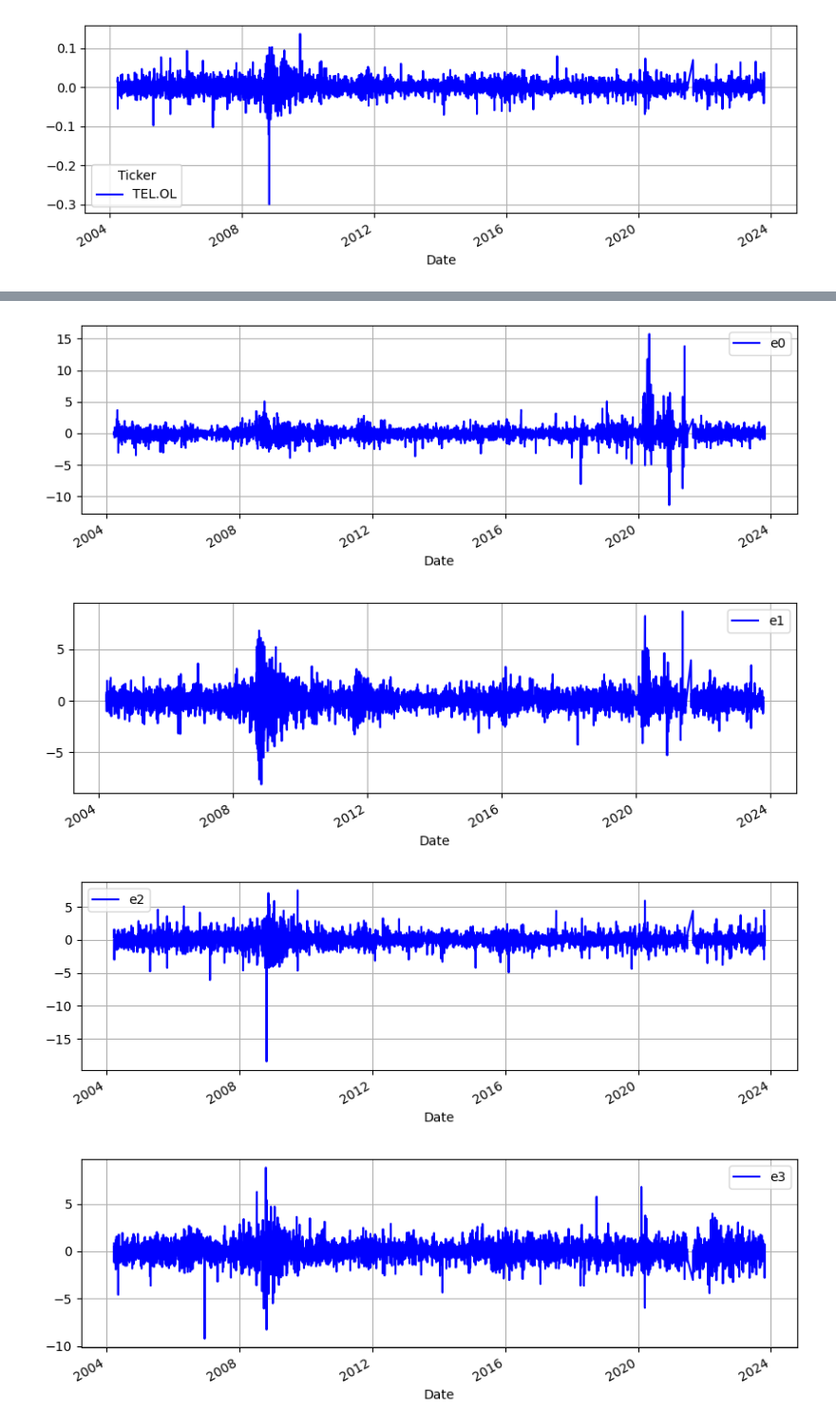
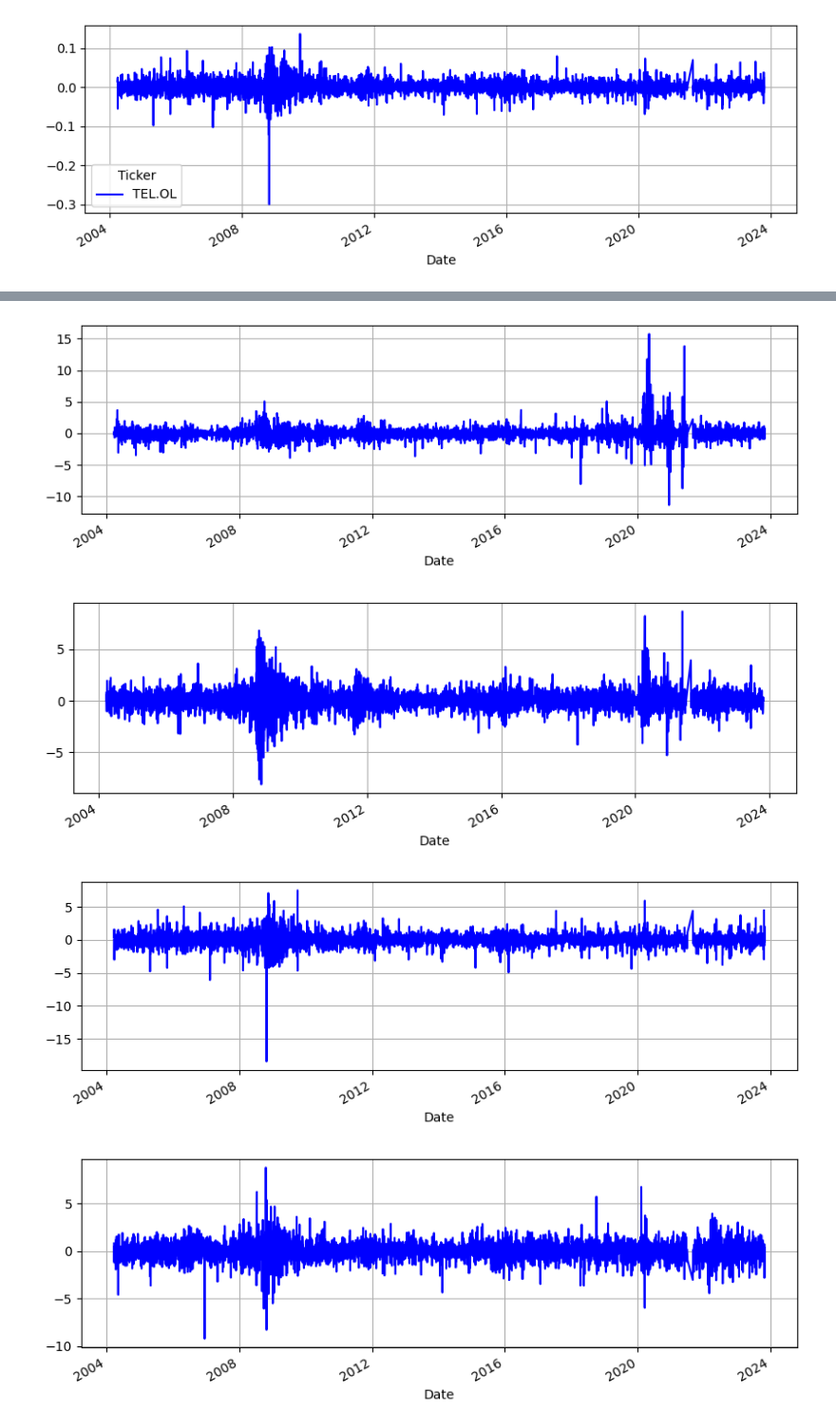
Before and after one commit to magnushelliesen/monte-carlo-simulator, a Jupyter notebook: monte-carlo-simulator.ipynb, the cells around one changed output, grey strips where cells are left out. Shown: that part at 95% size. Drawn from its saved outputs; the diff is of its cells as text; code cells hidden in the pictures.

```diff
--- a/monte-carlo-simulator.ipynb
+++ b/monte-carlo-simulator.ipynb
@@ -55,9 +99,9 @@ def fetch_data(tickers: tuple):
         .pivot(index='Date', columns='Ticker', values='Close')
     )
 
-tickers = ('NHY.OL', 'DNB.OL', 'YAR.OL', 'NAS.OL', 'TEL.OL')
-df = fetch_data(tickers).dropna()
-df
+tickers = ('NHY.OL', 'DNB.OL', 'YAR.OL', 'NAS.OL', 'TEL.OL', 'FRO.OL')
+df_orthongonal_disturbances = fetch_data(tickers).dropna()
+df_orthongonal_disturbances
 # %% [output]
 | Ticker | DNB.OL | NAS.OL | NHY.OL | TEL.OL | YAR.OL |
 | Date |  |  |  |  |  |
@@ -84,7 +128,7 @@ for ticker in tickers:
 [figure]
 # %%
 # Calculating log-differences and removing first value
-df_diff = np.log(df).diff().iloc[1:, :]
+df_diff = np.log(df_orthongonal_disturbances).diff().iloc[1:, :]
 df_diff
 # %% [output]
 | Ticker | DNB.OL | NAS.OL | NHY.OL | TEL.OL | YAR.OL |
@@ -156,7 +167,7 @@ for ticker in tickers:
 # %%
 model = MonteCarlo(df_diff)
-df_e = model.construct_uncorrelated_series()
+fit = model.fit()
 
 # Okay, the disturbances are orthogonal. This we can work with
-df_e.cov().style.background_gradient(cmap='Blues')
+fit.df_orthogonal_disturbances.cov().style.background_gradient(cmap='Blues')
 # %% [output]
@@ -169,8 +190,11 @@ df_e.cov().style.background_gradient(cmap='Blues')
 # %%
-for col in df_e.columns:
-    df_e[[col]].plot(color='b', figsize=(10, 3), grid=True)
+# Orthogonal disturbances
+for i in range(len(fit.df_orthogonal_disturbances.columns)):
+    plt.figure()
+    fit.df_orthogonal_disturbances[i].plot(color='b', figsize=(10, 3), grid=True)
+    plt.draw()
 # %% [output]
-[figure, old version]
+[figure, new version]
-[figure, old version]
+[figure, new version]
-[figure, old version]
+[figure, new version]
-[figure, old version]
+[figure, new version]
```
Also changed, not shown: parts of 16 cells of this notebook.
